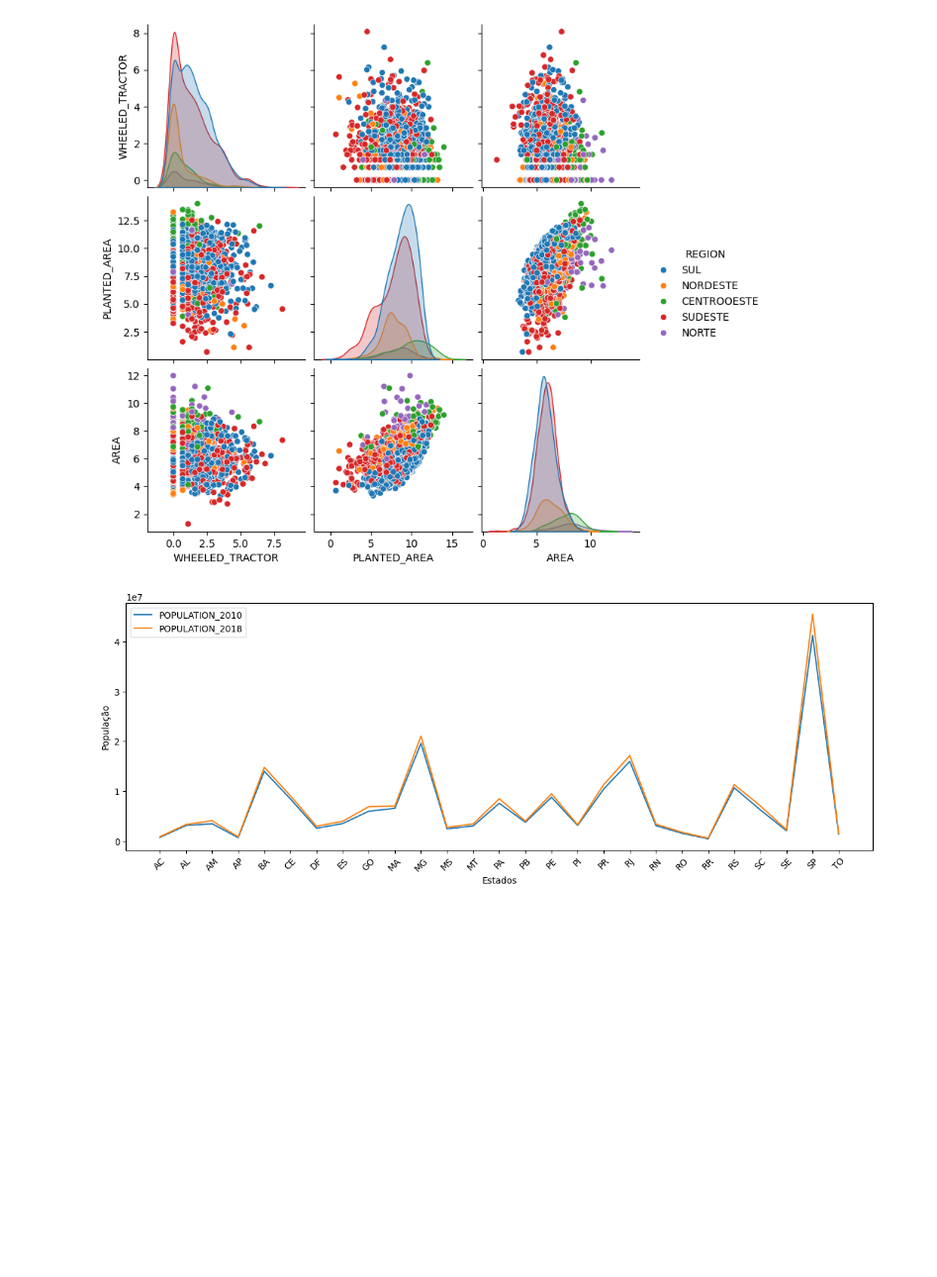
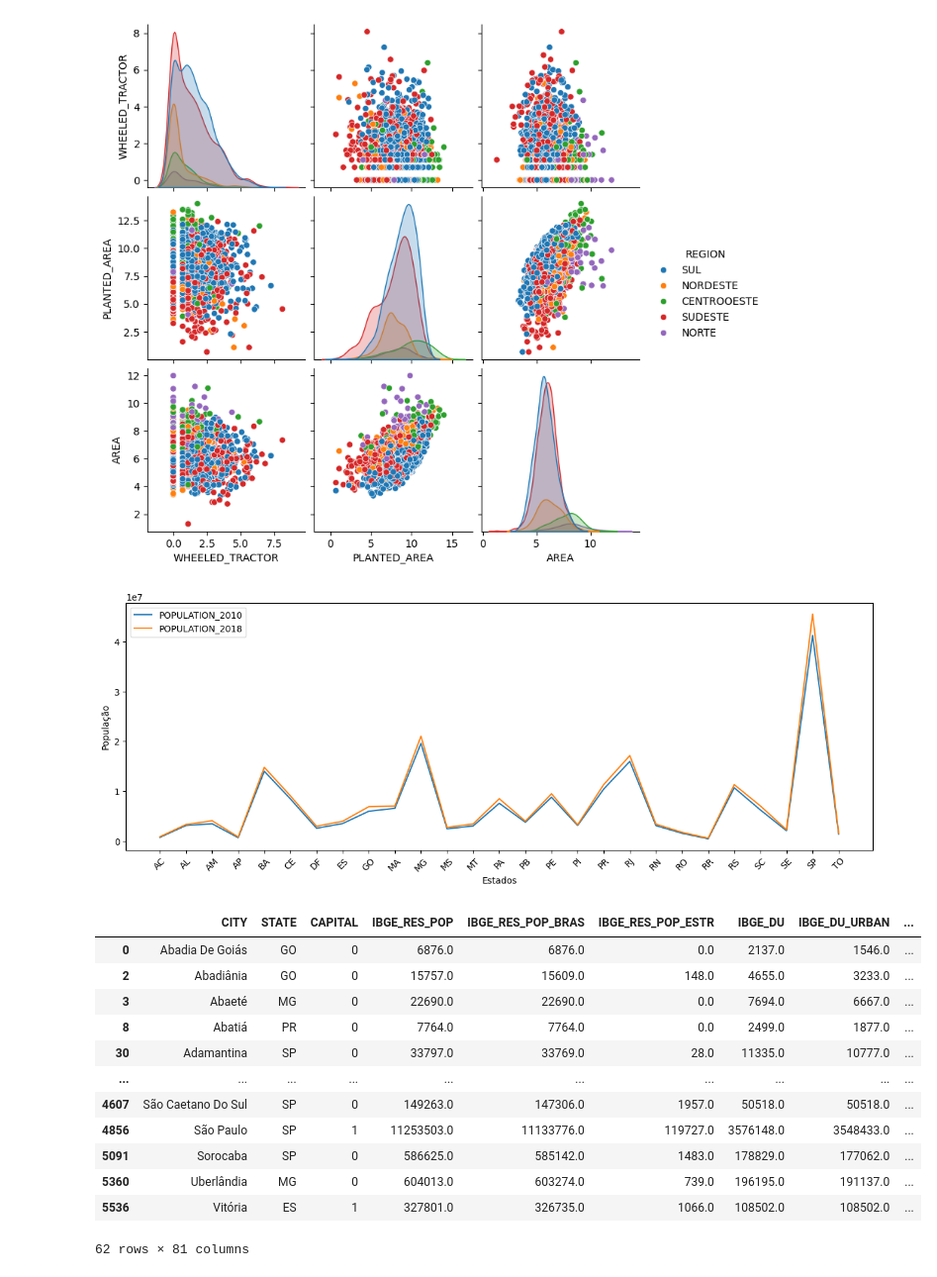
Before and after one commit to gustavo-plc/Curso_py, a Jupyter notebook: Ciência_de_Dados.ipynb, the cells around one changed output. Shown at 99% size. Saved outputs shown, nothing was run; the diff lists cells and outputs as text; code cells hidden in the pictures; blank space fills up the shorter version.

```diff
--- a/Ciência_de_Dados.ipynb
+++ b/Ciência_de_Dados.ipynb
@@ -1108,9 +1108,9 @@ divide by zero encountered in log
 # %%
 #QUALIDADE DOS DADOS
 
-import pandas
+import pandas as pd
 
-df_brasil = pd.read_csv("/content/drive/MyDrive/Colab Notebooks/BRAZIL_CITIES.csv", sep=";", decimal=",")
+df = pd.read_csv("/content/drive/MyDrive/Colab Notebooks/BRAZIL_CITIES.csv", sep=";", decimal=",")
 
 #lidando com a ausência de dados
 
@@ -1124,32 +1124,96 @@ df.isnull().sum()
 
 #remoção de objetos com valor ausente em qualquer atributo preditivo (se algum (pelo menos 1) atributo do objeto não possuir valor, esse objeto é removido)
 
 df_obj = df.dropna(how = "any")
 
 #remoção de objetos com valor ausente em todos os atributos preditivos (se todos os atributos do objeto não possuirem valor, esse objeto é removido)
 
 df_obj = df.dropna(how = "all")
 
 #remoção de objetos com valor ausente em qualquer/todos os atributos preditivos selecionados (seleção de aolunas: atributos)
 
-df_obj = df.dropna(how='any', subset=['Coluna1', 'Coluna2']) #pelo menos 1 ausente nessas colunas
-df_obj = df.dropna(how='all', subset=['Coluna1', 'Coluna2']) #todos ausentes nessas colunas
+df_obj = df.dropna(how='any', subset=['COMP_A', 'COMP_B']) #pelo menos 1 ausente nessas colunas
+df_obj = df.dropna(how='all', subset=['COMP_A', 'COMP_B']) #todos ausentes nessas colunas
 
 
 #REMOÇÃO DE ATRIBUTOS
 
 #remoção de atributo preditivo com valor ausente em qualquer objeto (se a coluna de atributo não possuir valor para algum objeto[linhas], a coluna atributo é removida)
 
 df_pred = df.dropna(axis='columns')
 
 #remoção de atributo preditivo com valor ausente em todos os objetos (se a coluna de atributo não possuir valor para todos os objetos[linhas], a coluna atributo é removida)
 
 df_pred = df.dropna(axis='columns', how='all')
 
 #remoção de atributo preditivo com valor ausente em um número determinado de objetos (se a coluna de atributo não possuir valor para uma quantidade x de objetos[linhas], a coluna atributo é removida)
 
 df_pred = df.dropna(axis='columns', thresh=3)
 
 
 
 #2. PREENCHIMENTO DE VALORES
+
+
+#PREENCHER COM um valor constante
+
+df_tratamento = df.fillna(value=0)
+
+#preencher com a média
+
+df["Pr_Agencies"].fillna(df["Pr_Agencies"].mean())
+
+#preencher com a mediana
+
+df["Pr_Agencies"].fillna(df["Pr_Agencies"].median())
+
+
+#preencher com a moda
+
+df["Pr_Agencies"].fillna(df["Pr_Agencies"].mode())
+
+
+#preencher com o valor do próximo exemplo
+
+df_tratamento = df.fillna(method="bfill")
+
+
+#TRATANDO DADOS DUPLICADOS
+
+#Encontrando dados duplicados
+
+df.duplicated()
+
+#especificar a coluna que se deseja encontrar dados duplicados
+
+df.duplicated(["Pr_Agencies", "COMP_A"])
+
+#apresentando dados duplicados
+
+df[df.duplicated(keep=False)]
+
+#contando dados duplicados
+
+df.duplicated().sum
+
+#removendo dados duplicados
+
+df.drop_duplicates()
+
+#removendo dados duplicados de uma coluna específica
+
+df.drop_duplicates(["Pr_Agencies"])
+# %% [output]
+|  | CITY | STATE | CAPITAL | IBGE_RES_POP | IBGE_RES_POP_BRAS | IBGE_RES_POP_ESTR | IBGE_DU | IBGE_DU_URBAN | ... |
+| 0 | Abadia De Goiás | GO | 0 | 6876.0 | 6876.0 | 0.0 | 2137.0 | 1546.0 | ... |
+| 2 | Abadiânia | GO | 0 | 15757.0 | 15609.0 | 148.0 | 4655.0 | 3233.0 | ... |
+| 3 | Abaeté | MG | 0 | 22690.0 | 22690.0 | 0.0 | 7694.0 | 6667.0 | ... |
+| 8 | Abatiá | PR | 0 | 7764.0 | 7764.0 | 0.0 | 2499.0 | 1877.0 | ... |
+| 30 | Adamantina | SP | 0 | 33797.0 | 33769.0 | 28.0 | 11335.0 | 10777.0 | ... |
+| ... | ... | ... | ... | ... | ... | ... | ... | ... | ... |
+| 4607 | São Caetano Do Sul | SP | 0 | 149263.0 | 147306.0 | 1957.0 | 50518.0 | 50518.0 | ... |
+| 4856 | São Paulo | SP | 1 | 11253503.0 | 11133776.0 | 119727.0 | 3576148.0 | 3548433.0 | ... |
+| 5091 | Sorocaba | SP | 0 | 586625.0 | 585142.0 | 1483.0 | 178829.0 | 177062.0 | ... |
+| 5360 | Uberlândia | MG | 0 | 604013.0 | 603274.0 | 739.0 | 196195.0 | 191137.0 | ... |
+| 5536 | Vitória | ES | 1 | 327801.0 | 326735.0 | 1066.0 | 108502.0 | 108502.0 | ... |
+62 rows × 81 columns
```
